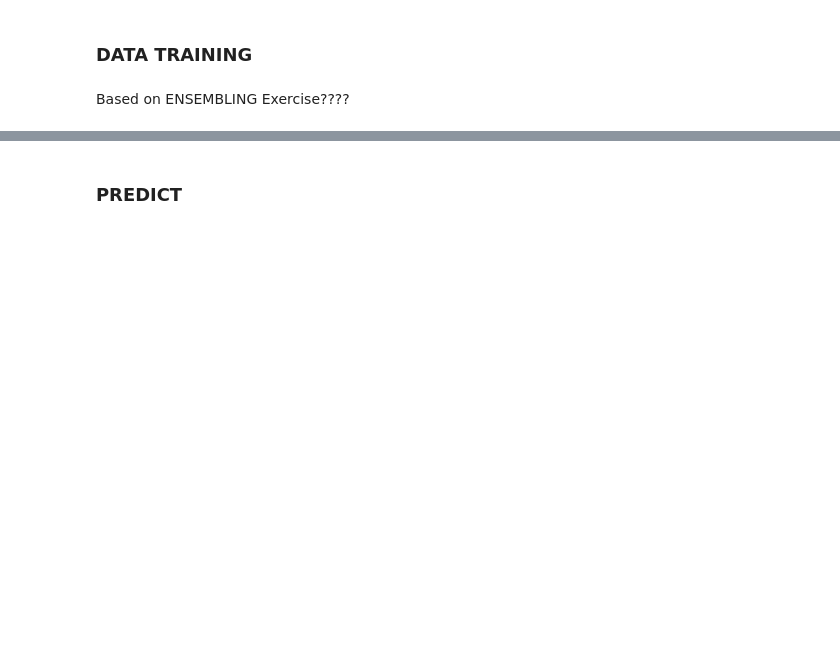
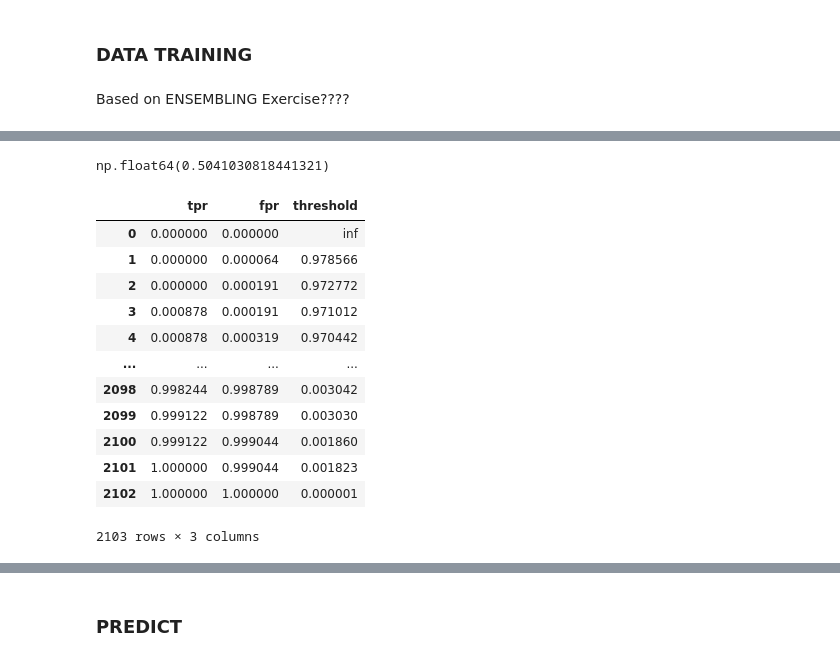
Before and after one commit to diegogerwig/Kaggle, a Jupyter notebook: TheBridge/show_me_the_money/show_me_the_money.ipynb, the cells around one changed output, grey strips where cells are left out. Cells and saved outputs as stored; diff of their text form; code cells hidden in the pictures; blank space fills up the shorter version.

```diff
--- a/TheBridge/show_me_the_money/show_me_the_money.ipynb
+++ b/TheBridge/show_me_the_money/show_me_the_money.ipynb
@@ -82,6 +172,8 @@ from sklearn.linear_model import LogisticRegression
 
 log_r = LogisticRegression()
 
-log_r.fit(X_train_scal, y_train)
+log_r.fit(X_train, y_train)
+y_pred = log_r.predict(X_test)
 
-y_pred = log_r.predict(X_test_scal)
+# log_r.fit(X_train_scal, y_train)
+# y_pred = log_r.predict(X_test_scal)
@@ -95,13 +199,29 @@ sns.heatmap(confusion_matrix(y_test, y_pred, normalize='true'), annot=True);
 from sklearn.metrics import roc_auc_score
 
 roc_auc_score(y_test, y_pred)
+# %% [output]
+np.float64(0.5041030818441321)
 # %%
 from sklearn.metrics import roc_curve
 
-y_pred_prob = log_r.predict_proba(X_test_scal)
+y_pred_prob = log_r.predict_proba(X_test)
 
 fpr, tpr, threshold = roc_curve(y_test, y_pred_prob[:,1])
 pd.DataFrame({"tpr":tpr, "fpr":fpr, "threshold":threshold})
+# %% [output]
+|  | tpr | fpr | threshold |
+| 0 | 0.000000 | 0.000000 | inf |
+| 1 | 0.000000 | 0.000064 | 0.978566 |
+| 2 | 0.000000 | 0.000191 | 0.972772 |
+| 3 | 0.000878 | 0.000191 | 0.971012 |
+| 4 | 0.000878 | 0.000319 | 0.970442 |
+| ... | ... | ... | ... |
+| 2098 | 0.998244 | 0.998789 | 0.003042 |
+| 2099 | 0.999122 | 0.998789 | 0.003030 |
+| 2100 | 0.999122 | 0.999044 | 0.001860 |
+| 2101 | 1.000000 | 0.999044 | 0.001823 |
+| 2102 | 1.000000 | 1.000000 | 0.000001 |
+2103 rows × 3 columns
 # %%
 import matplotlib.pyplot as plt
 
```
Also changed, not shown: parts of 30 cells of this notebook, 23 other files.
